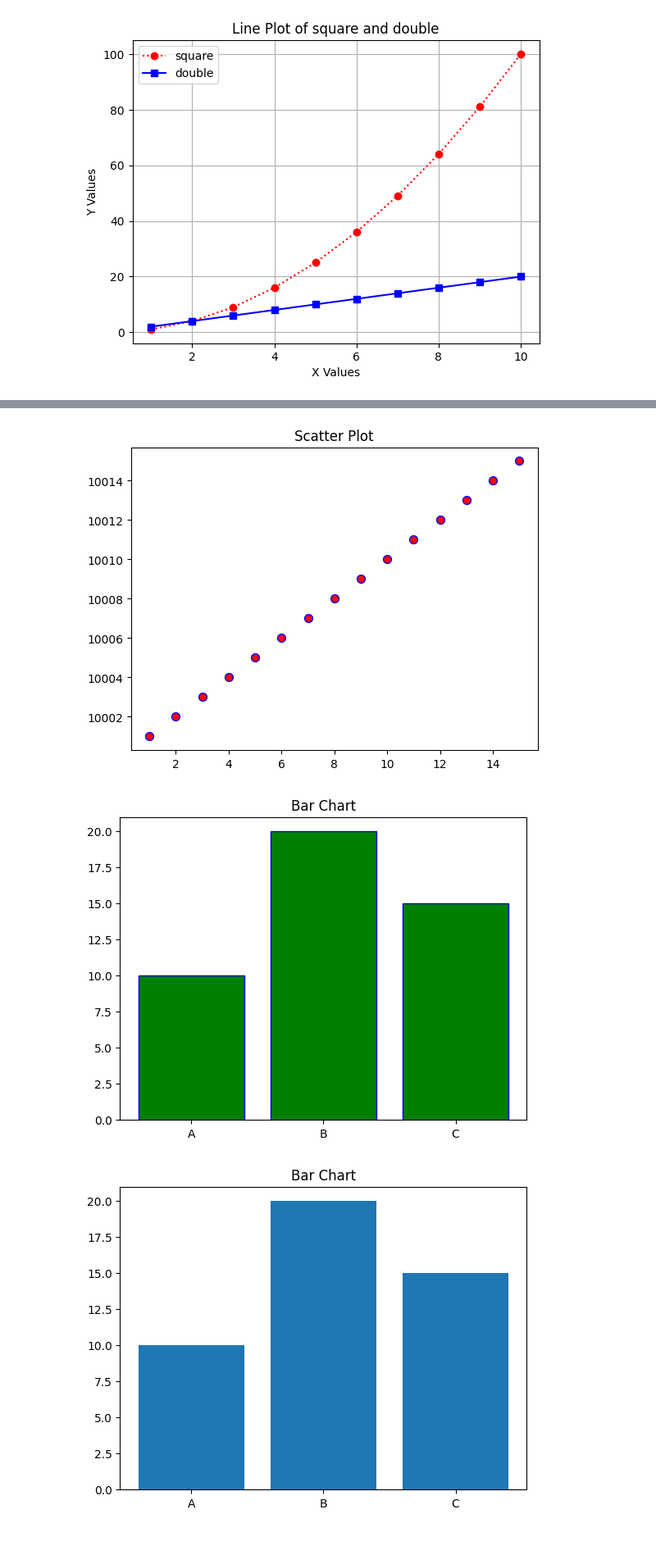
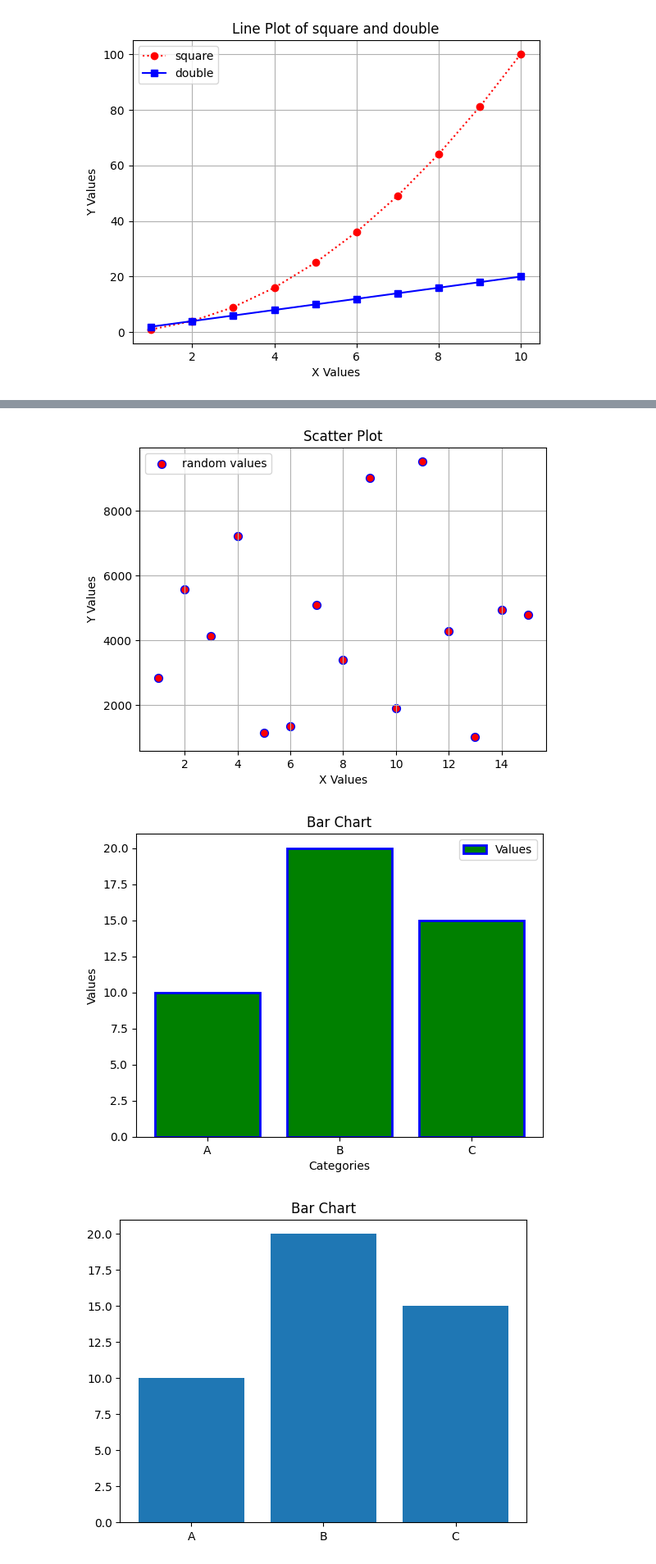
Before and after one commit to cenna-alias/test, a Jupyter notebook: line_plot.ipynb, the cells around one changed output, grey strips where cells are left out. Shown at 82% size. Saved outputs shown, nothing was run; the diff lists cells and outputs as text; code cells hidden in the pictures; blank space fills up the shorter version.

```diff
--- a/line_plot.ipynb
+++ b/line_plot.ipynb
@@ -48,19 +54,29 @@ plt.show()
 # %%
 x=np.arange(1,16)
-y=np.arange(10001,10016)
-plt.scatter(x,y,s=50,facecolors='red',edgecolors='blue')
+y = np.random.randint(1000, 9999, 15)
+plt.scatter(x,y,s=50,facecolors='red',label='random values',edgecolors='blue')
+
+plt.xlabel("X Values")
+plt.ylabel("Y Values")
 plt.title("Scatter Plot")
+plt.legend()
+plt.grid(True)
 plt.show()
 # %% [output]
-[figure, old version]
+[figure, new version]
 # %%
-categories = ['A','B','C']
-values = (10,20,15)
-plt.bar(categories,values,color='green',edgecolor='blue')
+categories = ['A', 'B', 'C']
+values = [10, 20, 15]
+
+plt.bar(categories, values,color='green', edgecolor='blue', linewidth=2, label='Values')
+
+plt.xlabel("Categories")
+plt.ylabel("Values")
 plt.title("Bar Chart")
+plt.legend()
 plt.show()
 # %% [output]
-[figure, old version]
+[figure, new version]
 # %%
 categories = ['A','B','C']
 values = (10,20,15)
```
Also changed, not shown: parts of 3 cells of this notebook.
